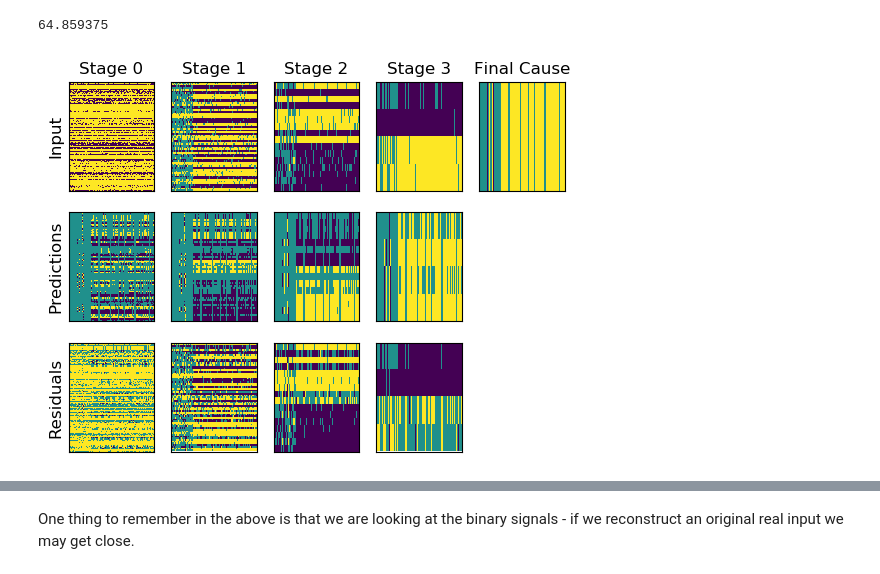
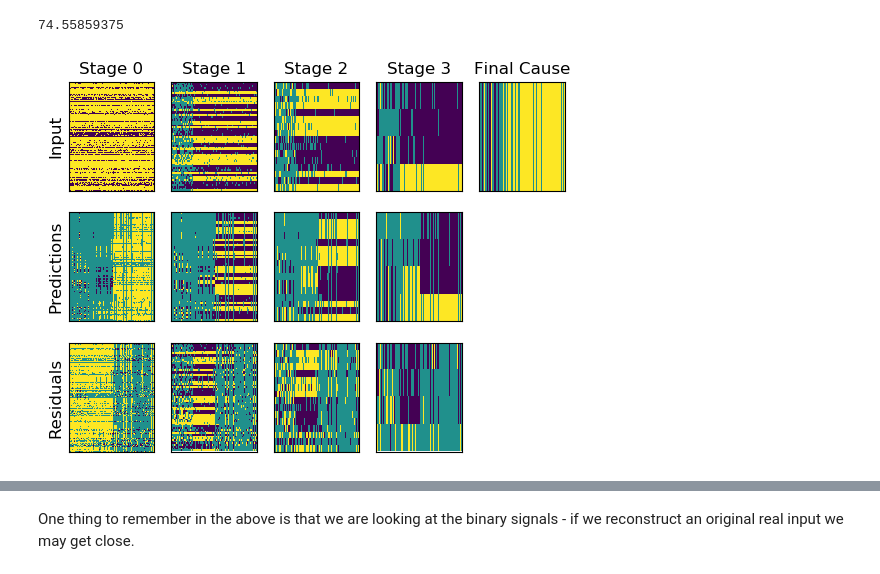
Before and after one commit to benhoyle/var_processor, a Jupyter notebook: 2020-05-02 - Stack Development.ipynb, the cells around one changed output, grey strips where cells are left out. Saved outputs shown, nothing was run; the diff lists cells and outputs as text; code cells hidden in the pictures.

```diff
--- a/2020-05-02 - Stack Development.ipynb
+++ b/2020-05-02 - Stack Development.ipynb
@@ -5,23 +5,23 @@ from src.var_processor.pb_threshold import signal_pre_processor
 # %%
 buf_length = 500
 sen_length = 256
 vec_len = 4
-wrapper = StackWrapper(sen_length, vec_len, buf_length=buf_length)
+wrapper = StackWrapper(vec_len, sen_length, buf_length=buf_length)
 
 # Generate fake data
 data_in = np.random.randint(254, size=(sen_length, 1), dtype=np.uint8)
 mean = np.asarray([127]*sen_length, dtype=np.uint8).reshape(-1, 1)
 
 for i in range(0, buf_length):
     # Convert to ternary
     input_signal = signal_pre_processor(data_in, mean)
     wrapper.iterate(input_signal)
 error, mse = wrapper.error(data_in, mean)
 print(mse)
 wrapper.plot_buffers()
 # %% [output]
-64.859375
+74.55859375
-[figure, old version]
+[figure, new version]
 # %%
 buf_length = 500
 sen_length = 256
```
Also changed, not shown: parts of 49 cells of this notebook, 14 other files.
